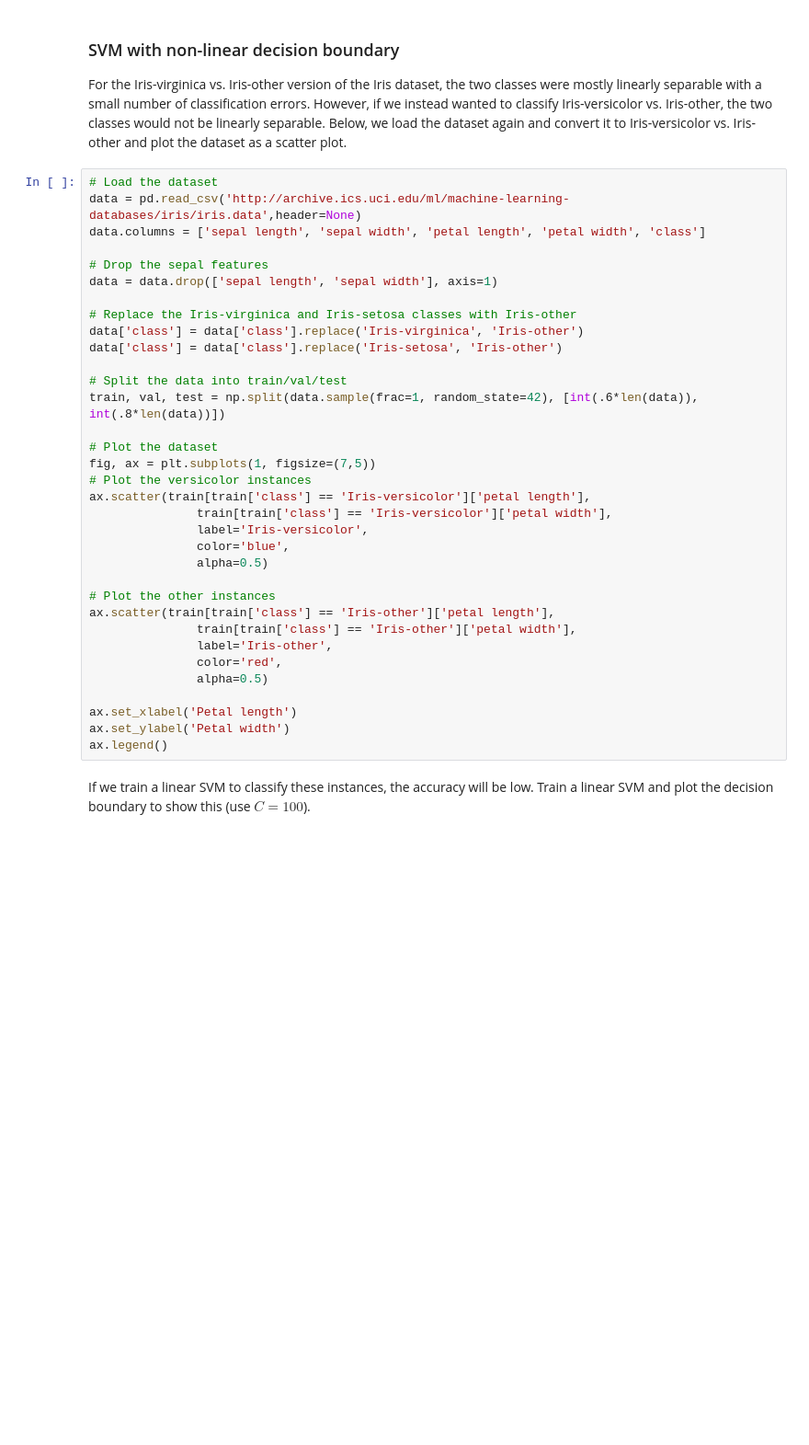
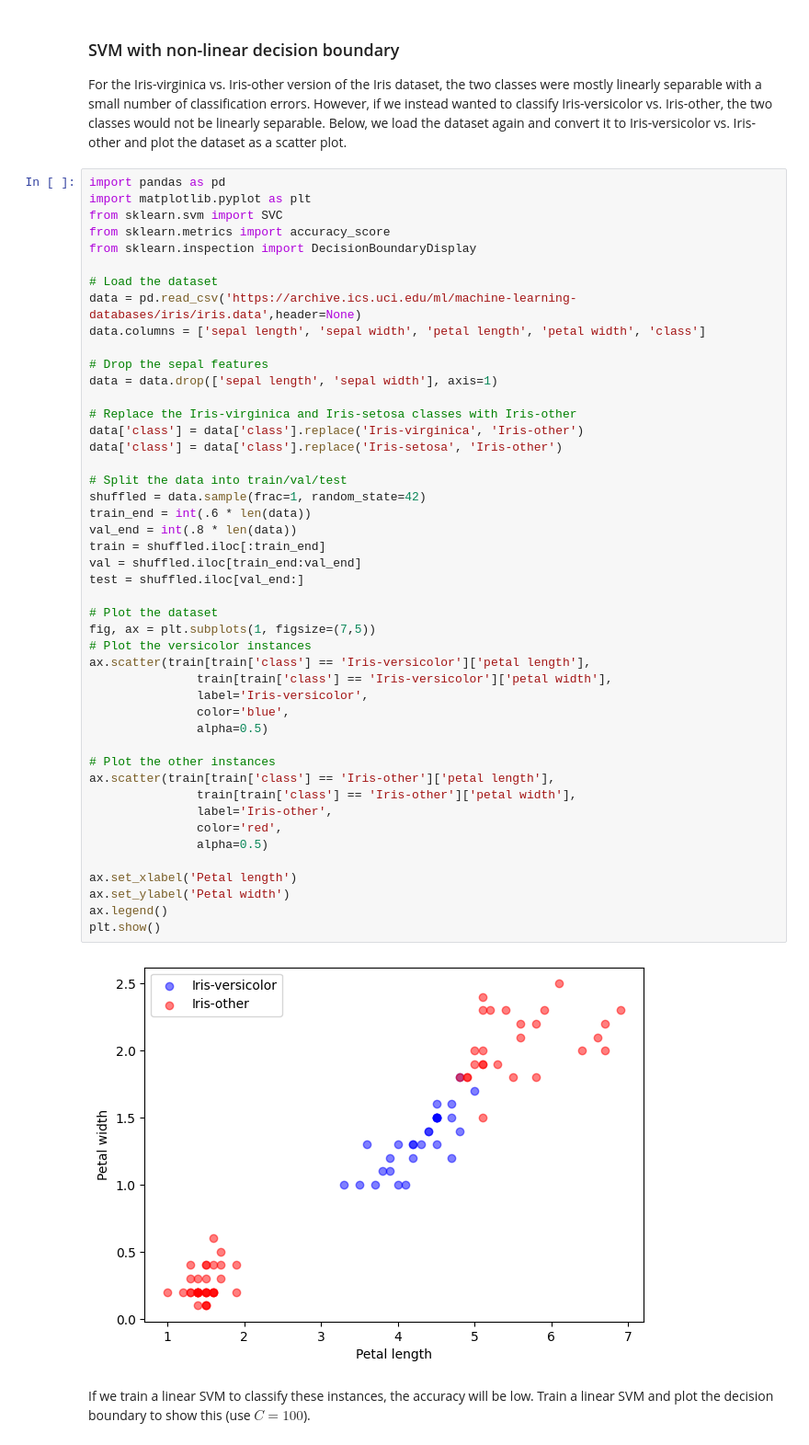
Before and after one commit to LeNguyen29/cse572_lab5, a Jupyter notebook: Lab5 - Linear Models.ipynb, the cells around one changed output. Shown at 92% size. Cells and saved outputs as stored; diff of their text form; blank space fills up the shorter version.

Commit message:
Finished the SVM with non-linear decision boundary section of the lab

```diff
--- a/Lab5 - Linear Models.ipynb
+++ b/Lab5 - Linear Models.ipynb
@@ -183,38 +201,52 @@ YOUR ANSWER HERE
 
 For the Iris-virginica vs. Iris-other version of the Iris dataset, the two classes were mostly linearly separable with a small number of classification errors. However, if we instead wanted to classify Iris-versicolor vs. Iris-other, the two classes would not be linearly separable. Below, we load the dataset again and convert it to Iris-versicolor vs. Iris-other and plot the dataset as a scatter plot.
 # %%
+import pandas as pd
+import matplotlib.pyplot as plt
+from sklearn.svm import SVC
+from sklearn.metrics import accuracy_score
+from sklearn.inspection import DecisionBoundaryDisplay
+
 # Load the dataset
-data = pd.read_csv('http://archive.ics.uci.edu/ml/machine-learning-databases/iris/iris.data',header=None)
+data = pd.read_csv('https://archive.ics.uci.edu/ml/machine-learning-databases/iris/iris.data',header=None)
 data.columns = ['sepal length', 'sepal width', 'petal length', 'petal width', 'class']
 
 # Drop the sepal features
 data = data.drop(['sepal length', 'sepal width'], axis=1)
 
 # Replace the Iris-virginica and Iris-setosa classes with Iris-other
 data['class'] = data['class'].replace('Iris-virginica', 'Iris-other')
 data['class'] = data['class'].replace('Iris-setosa', 'Iris-other')
 
 # Split the data into train/val/test
-train, val, test = np.split(data.sample(frac=1, random_state=42), [int(.6*len(data)), int(.8*len(data))])
+shuffled = data.sample(frac=1, random_state=42)
+train_end = int(.6 * len(data))
+val_end = int(.8 * len(data))
+train = shuffled.iloc[:train_end]
+val = shuffled.iloc[train_end:val_end]
+test = shuffled.iloc[val_end:]
 
 # Plot the dataset
 fig, ax = plt.subplots(1, figsize=(7,5))
 # Plot the versicolor instances
 ax.scatter(train[train['class'] == 'Iris-versicolor']['petal length'],
                train[train['class'] == 'Iris-versicolor']['petal width'],
                label='Iris-versicolor',
                color='blue',
                alpha=0.5)
 
 # Plot the other instances
 ax.scatter(train[train['class'] == 'Iris-other']['petal length'],
                train[train['class'] == 'Iris-other']['petal width'],
                label='Iris-other',
                color='red',
                alpha=0.5)
 
 ax.set_xlabel('Petal length')
 ax.set_ylabel('Petal width')
 ax.legend()
+plt.show()
+# %% [output]
+[figure, added]
 # %% [markdown]
 If we train a linear SVM to classify these instances, the accuracy will be low. Train a linear SVM and plot the decision boundary to show this (use $C=100$).
```
Also changed, not shown: parts of 12 cells of this notebook.
